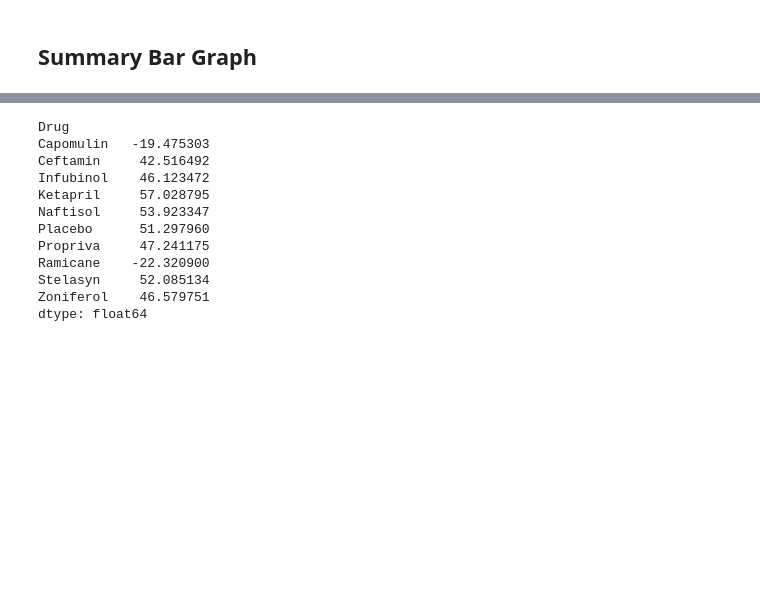
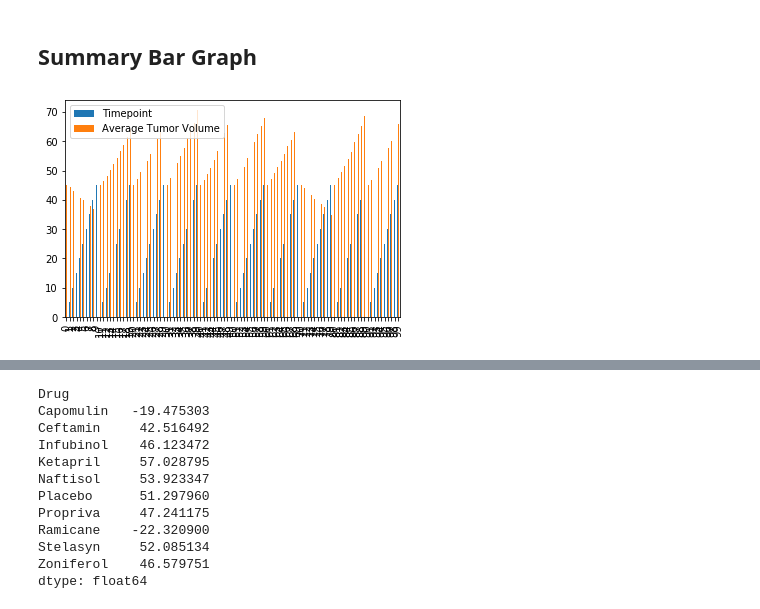
Before and after one commit to meowbray/matplotlib-challenge, a Jupyter notebook: Pymaceuticals/matplotOGer.ipynb, the cells around one changed output, grey strips where cells are left out. Drawn from its saved outputs; the diff is of its cells as text; code cells hidden in the pictures; blank space fills up the shorter version.

```diff
--- a/Pymaceuticals/matplotOGer.ipynb
+++ b/Pymaceuticals/matplotOGer.ipynb
@@ -293,5 +295,8 @@ plt.show()
 ## Summary Bar Graph
 # %%
 # Calculate the percent changes for each drug
-
+tumor_mean_data.plot.bar()
 # Display the data to confirm
+plt.show()
+# %% [output]
+[figure, added]
```
Also changed, not shown: parts of 8 cells of this notebook.
